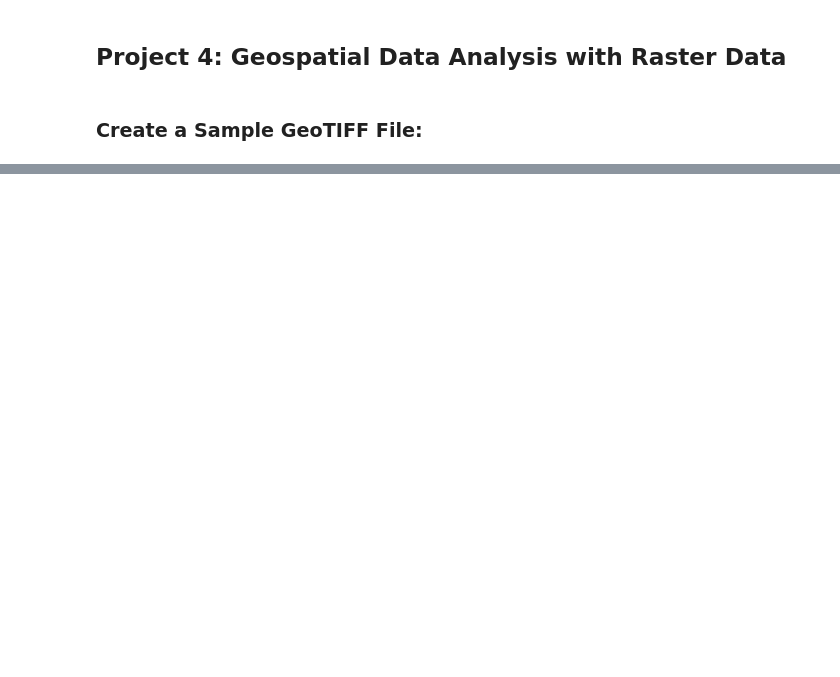
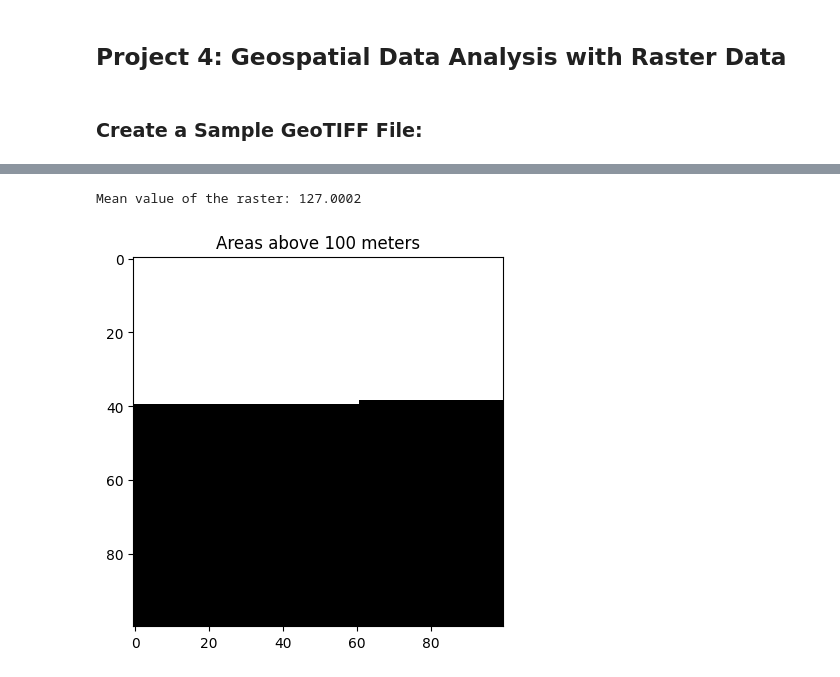
Before and after one commit to UlrikeDetective/maps, a Jupyter notebook: GeospatialAPIs/flaskApp/RasterData.ipynb, the cells around one changed output, grey strips where cells are left out. Drawn from its saved outputs; the diff is of its cells as text; code cells hidden in the pictures; blank space fills up the shorter version.

Commit message:
raster data V03

```diff
--- a/GeospatialAPIs/flaskApp/RasterData.ipynb
+++ b/GeospatialAPIs/flaskApp/RasterData.ipynb
@@ -47,3 +49,21 @@ with rasterio.open('sample_raster.tif') as src:
+# %%
+import numpy as np
+
+# Perform basic analysis: Calculate the mean value of the raster
+mean_value = np.mean(raster_data)
+print(f"Mean value of the raster: {mean_value}")
+
+# Apply a simple threshold: e.g., identify areas above a certain elevation (1000 meters)
+threshold = 100
+raster_data_binary = raster_data > threshold
+
+# Plot the thresholded result
+plt.imshow(raster_data_binary, cmap='binary')
+plt.title(f"Areas above {threshold} meters")
+plt.show()
+# %% [output]
+Mean value of the raster: 127.0002
+[figure, added]
 # %%
 import numpy as np
 import rasterio
```
Also changed, not shown: parts of 2 cells of this notebook.
